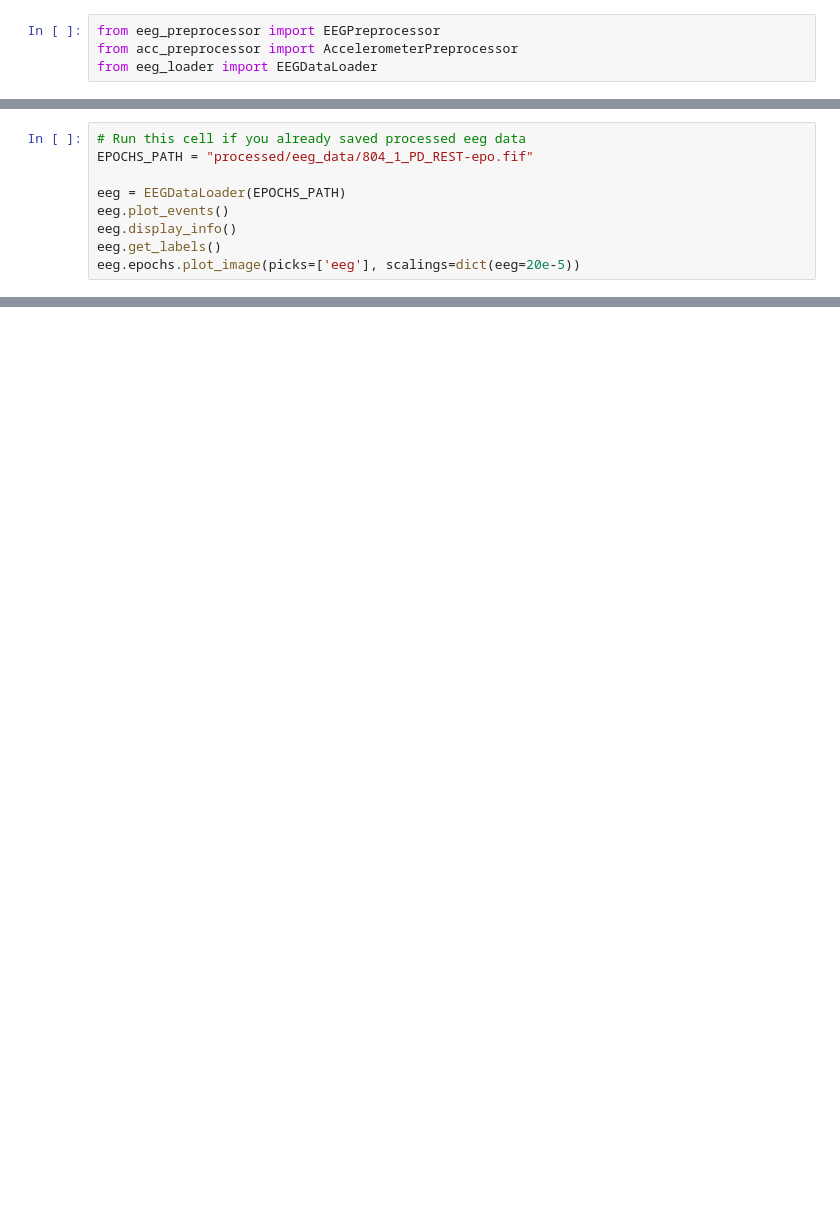
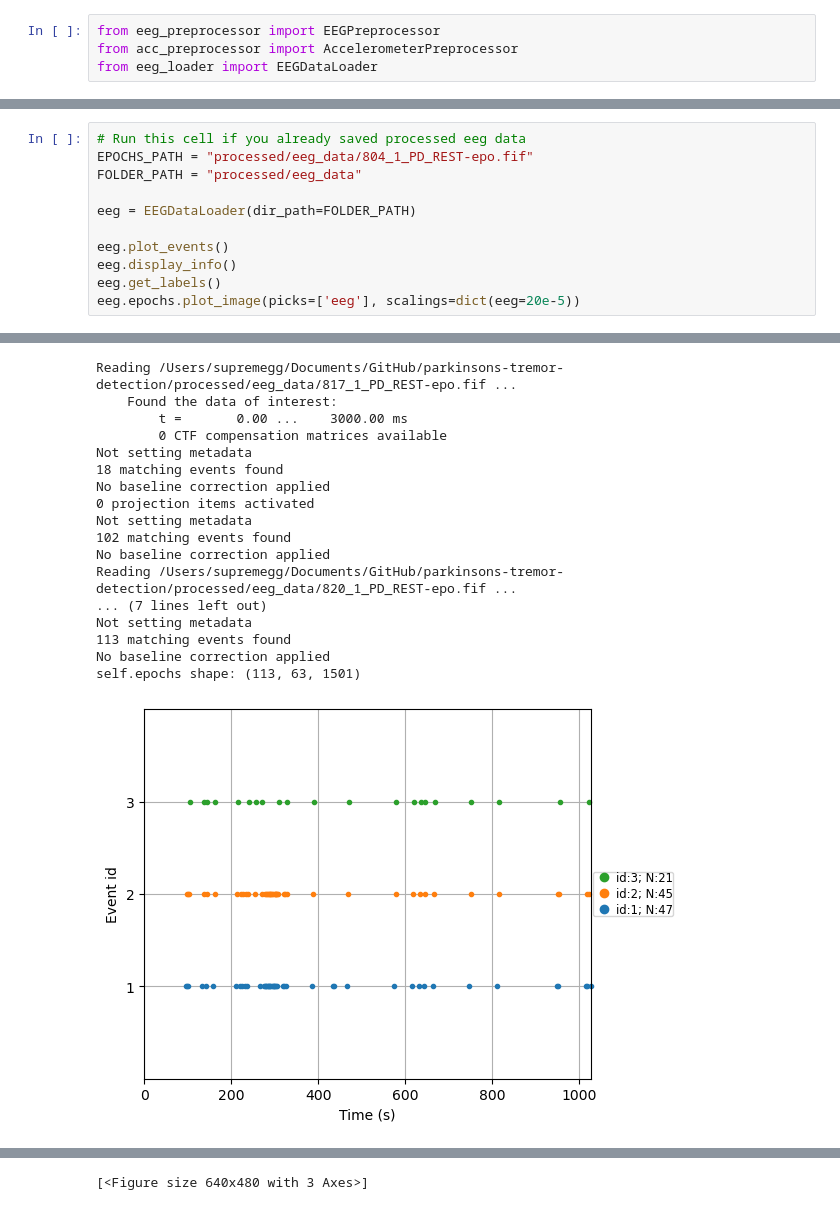
Before and after one commit to michaelzixizhou/parkinsons-tremor-detection, a Jupyter notebook: preprocess.ipynb, the cells around one changed output, grey strips where cells are left out. Saved outputs shown, nothing was run; the diff lists cells and outputs as text; blank space fills up the shorter version.

```diff
--- a/preprocess.ipynb
+++ b/preprocess.ipynb
@@ -26,9 +100,12 @@ eeg_loader.plot_epochs()
 # %%
 # Run this cell if you already saved processed eeg data
 EPOCHS_PATH = "processed/eeg_data/804_1_PD_REST-epo.fif"
+FOLDER_PATH = "processed/eeg_data"
 
-eeg = EEGDataLoader(EPOCHS_PATH)
+eeg = EEGDataLoader(dir_path=FOLDER_PATH)
+
 eeg.plot_events()
 eeg.display_info()
 eeg.get_labels()
 eeg.epochs.plot_image(picks=['eeg'], scalings=dict(eeg=20e-5))
+# %% [output]
@@ -34,0 +129,18 @@ eeg.epochs.plot_image(picks=['eeg'], scalings=dict(eeg=20e-5))
+Reading /Users/supremegg/Documents/GitHub/parkinsons-tremor-detection/processed/eeg_data/817_1_PD_REST-epo.fif ...
+    Found the data of interest:
+        t =       0.00 ...    3000.00 ms
+        0 CTF compensation matrices available
+Not setting metadata
+18 matching events found
+No baseline correction applied
+0 projection items activated
+Not setting metadata
+102 matching events found
+No baseline correction applied
+Reading /Users/supremegg/Documents/GitHub/parkinsons-tremor-detection/processed/eeg_data/820_1_PD_REST-epo.fif ...
+... (7 lines left out)
+Not setting metadata
+113 matching events found
+No baseline correction applied
+self.epochs shape: (113, 63, 1501)
+[figure, added]
@@ -34,0 +164 @@ eeg.epochs.plot_image(picks=['eeg'], scalings=dict(eeg=20e-5))
+[<Figure size 640x480 with 3 Axes>]
```
Also changed, not shown: parts of 6 cells of this notebook, 3 other files.
